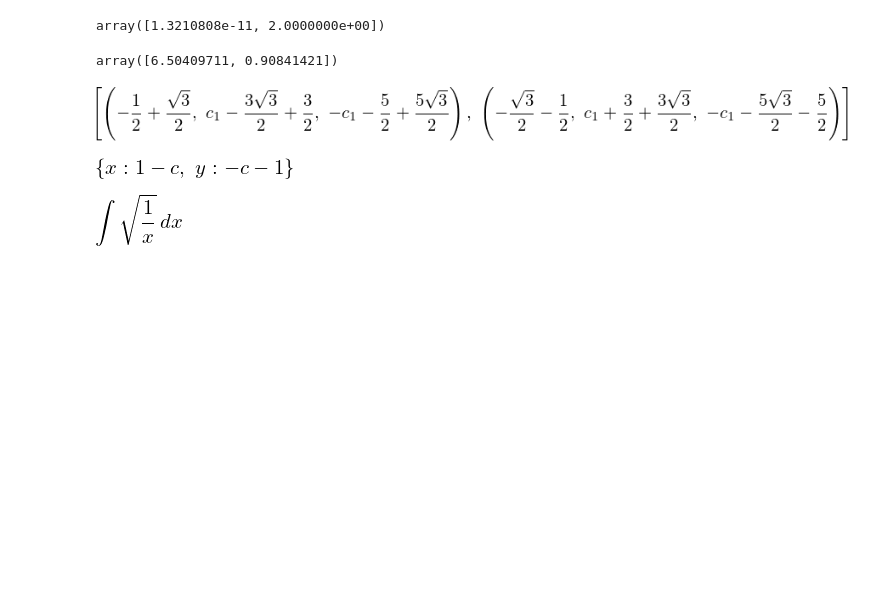
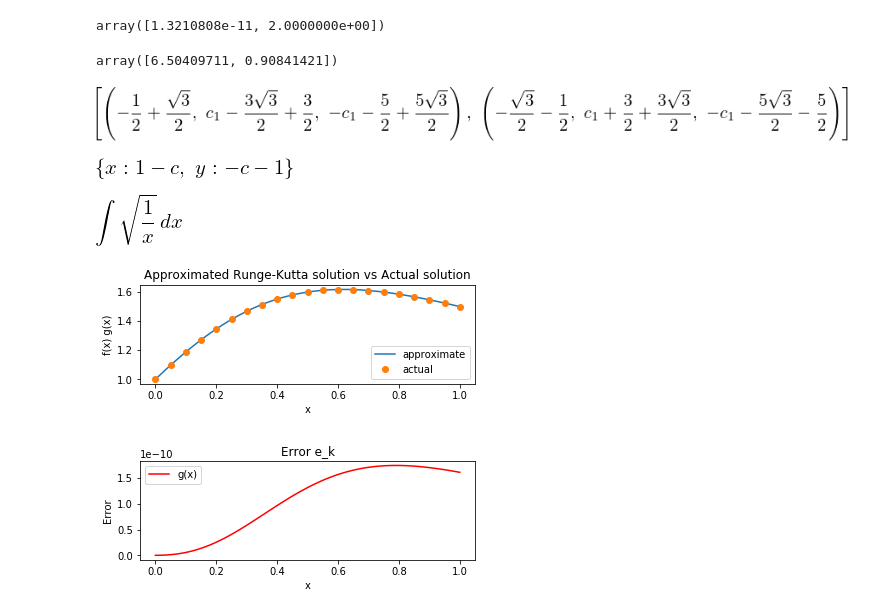
Before and after one commit to yusufbrima/AIMS, a Jupyter notebook: Lectures/Skills Phase/Block 2/Python Programming/Class Lab/20102020/Numerical Computation.ipynb, the cells around one changed output. Cells and saved outputs as stored; diff of their text form; code cells hidden in the pictures; blank space fills up the shorter version.

Commit message:
Runge-Kutta Method

```diff
--- a/Lectures/Skills Phase/Block 2/Python Programming/Class Lab/20102020/Numerical Computation.ipynb
+++ b/Lectures/Skills Phase/Block 2/Python Programming/Class Lab/20102020/Numerical Computation.ipynb
@@ -90,3 +90,46 @@ from sympy import *
 Integral(sqrt(1/x),x)
 # %% [output]
 [figure]
+# %%
+f = lambda x,y: (2-(2*x*y))/(x**2 +1)
+g = lambda x: (2*x +1)/(x**2 +1)
+z = lambda f,g: abs(f-g)
+def RungeKutta(a,b,c,N,f):
+    t = np.linspace(a,b,N+1)
+    H = (b-a)/N
+    y = np.zeros(N+1)
+    y[0] = 1
+    for i in range(1,N+1):
+        k_1 = f(t[i-1],y[i-1])
+        k_2 = f(t[i-1]+ H/2,y[i-1] + H* (k_1/2))
+        k_3 = f(t[i-1]+ H/2,y[i-1] + H* (k_2/2))
+        k_4 = f(t[i-1] + H,y[i-1] + H*k_3)
+        y[i] = y[i-1] + (1/6)* H*(k_1 + (2*k_2) + (2*k_3) + k_4)
+    return t,y
+# %%
+x,y = RungeKutta(0,1,1,100,f) #approximate solution
+
+y_0 = g(x) #actual solution
+err = z(y,y_0)
+
+
+
+plt.subplot(2,1,1)
+plt.plot(x,y)
+plt.plot(x[::5],y_0[::5],'o')
+plt.xlabel("x")
+plt.ylabel("f(x) g(x)")
+plt.title("Approximated Runge-Kutta solution vs Actual solution")
+plt.legend(["approximate","actual"])
+plt.show()
+
+plt.subplot(2,1,2)
+plt.plot(x,err,'r-')
+plt.xlabel("x")
+plt.ylabel("Error")
+plt.title("Error e_k")
+plt.legend(["g(x)"])
+plt.show()
+# %% [output]
+[figure, added]
+[figure, added]
```
Also changed, not shown: 1 other file.
